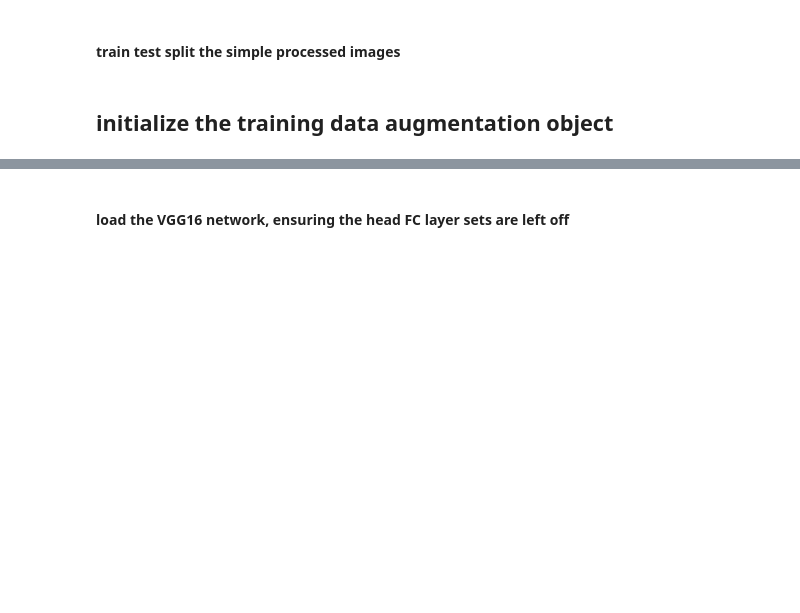
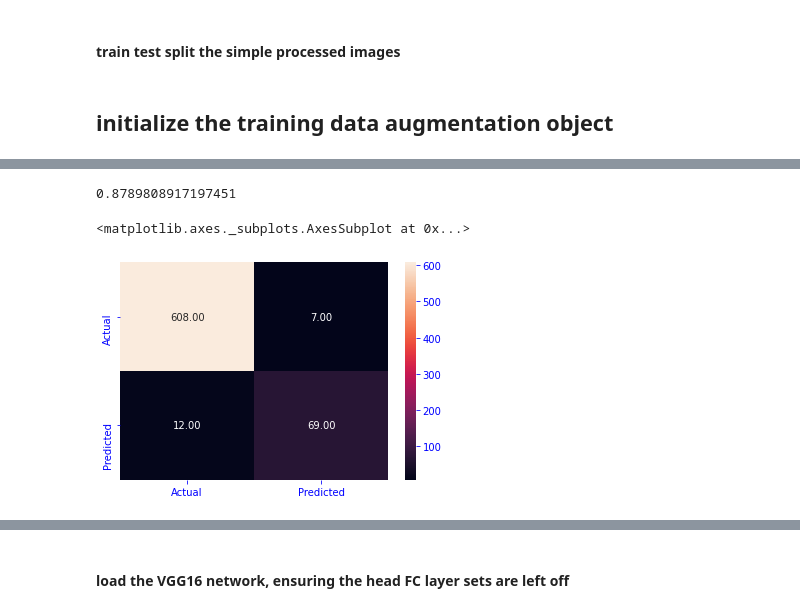
Before and after one commit to plaban1981/Dphi_hackathon, a Jupyter notebook: Detect_Covid_19_through_X_ray_images_of_Patients.ipynb, the cells around one changed output, grey strips where cells are left out. Saved outputs shown, nothing was run; the diff lists cells and outputs as text; code cells hidden in the pictures; blank space fills up the shorter version.

```diff
--- a/Detect_Covid_19_through_X_ray_images_of_Patients.ipynb
+++ b/Detect_Covid_19_through_X_ray_images_of_Patients.ipynb
@@ -801,0 +1003,19 @@ validation_generator = valAug.flow(testX1,testY1,batch_size=32)
+# %%
+def build_model():
+    model = Sequential()
+    model.add(DenseNet201(input_shape=(224,224,3), include_top=False, pooling='max',weights='imagenet'))
+    model.add(BatchNormalization())
+    model.add(Dense(2048, activation='relu', kernel_regularizer=l1_l2(0.01)))
+    model.add(BatchNormalization())
+    model.add(Dense(1, activation='sigmoid'))
+
+    for layer in model.layers:
+        layer.trainable = True
+
+    model.compile(loss='binary_crossentropy', optimizer=Adam(lr=1e-4), metrics=['accuracy',f1_m])
+
+
+    return model
+# %%
+model = build_model()
+model.summary()
@@ -801,0 +1041,8 @@ validation_generator = valAug.flow(testX1,testY1,batch_size=32)
+# %%
+BS=32
+history = model.fit(
+	train_generator,
+	steps_per_epoch=len(trainX1) // BS,
+	validation_data=val_generator,
+	validation_steps=len(testX1) // BS,
+	epochs=100,callbacks=cbs,class_weight={0:1,1:2})
@@ -801,0 +1067,19 @@ validation_generator = valAug.flow(testX1,testY1,batch_size=32)
+# %%
+preds = model.predict(testX1/255.0)
+prediction = []
+for value in preds:
+  if value < 0.5:
+    prediction.append(0)
+  else:
+    prediction.append(1)
+f1_score(testY1,prediction)
+# %% [output]
+0.8789808917197451
+# %%
+import seaborn as sns
+from sklearn.metrics import confusion_matrix
+cf = confusion_matrix(testY1,prediction)
+sns.heatmap(cf,annot=True,fmt=".2f",xticklabels=['Actual','Predicted'],yticklabels=['Actual','Predicted'])
+# %% [output]
+<matplotlib.axes._subplots.AxesSubplot at 0x...>
+[figure, added]
```
Also changed, not shown: parts of 47 cells of this notebook.
